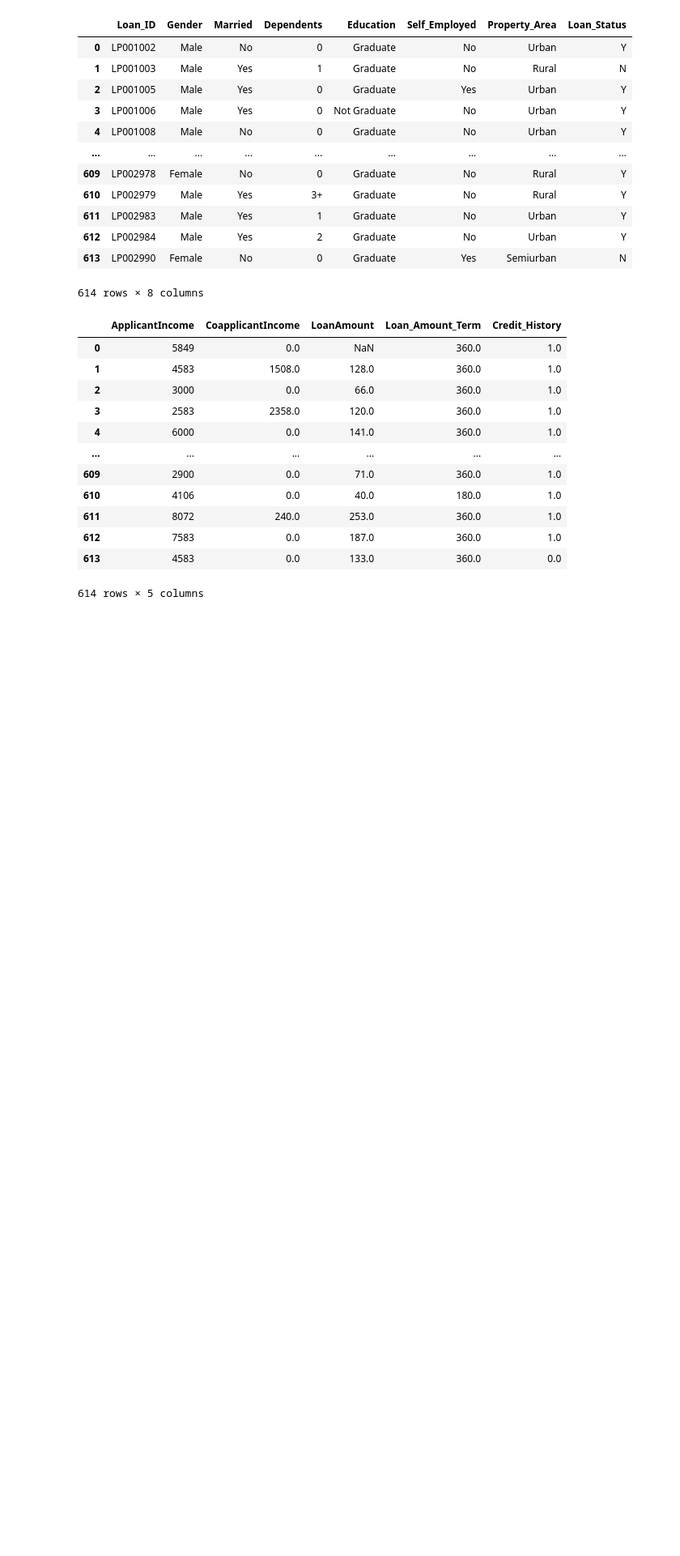
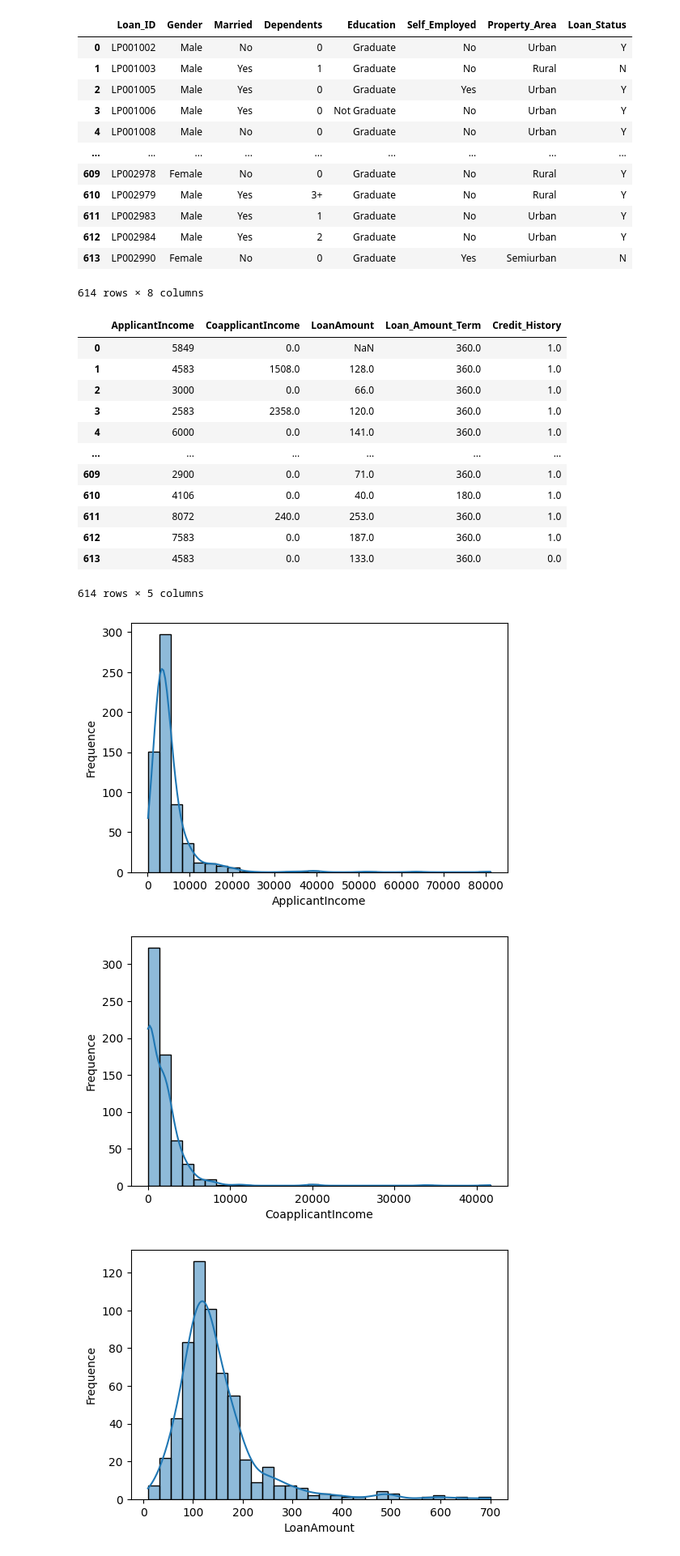
Before and after one commit to sewadaj18/Credit-scoring-cleaning, a Jupyter notebook: Nettoyage crédit.ipynb, the cells around one changed output. Shown at 81% size. Saved outputs shown, nothing was run; the diff lists cells and outputs as text; code cells hidden in the pictures; blank space fills up the shorter version.

```diff
--- a/Nettoyage crédit.ipynb
+++ b/Nettoyage crédit.ipynb
@@ -113,3 +113,14 @@ num_data
 | 612 | 7583 | 0.0 | 187.0 | 360.0 | 1.0 |
 | 613 | 4583 | 0.0 | 133.0 | 360.0 | 0.0 |
 614 rows × 5 columns
+# %%
+for col in num_data:
+  plt.figure(figsize=(6,4))
+  sns.histplot(num_data[col], kde=True, bins=(30))
+  plt.xlabel(col)
+  plt.ylabel("Frequence")
+  plt.show
+# %% [output]
+[figure, added]
+[figure, added]
+[figure, added]
```
Also changed, not shown: parts of 1 cell of this notebook.
